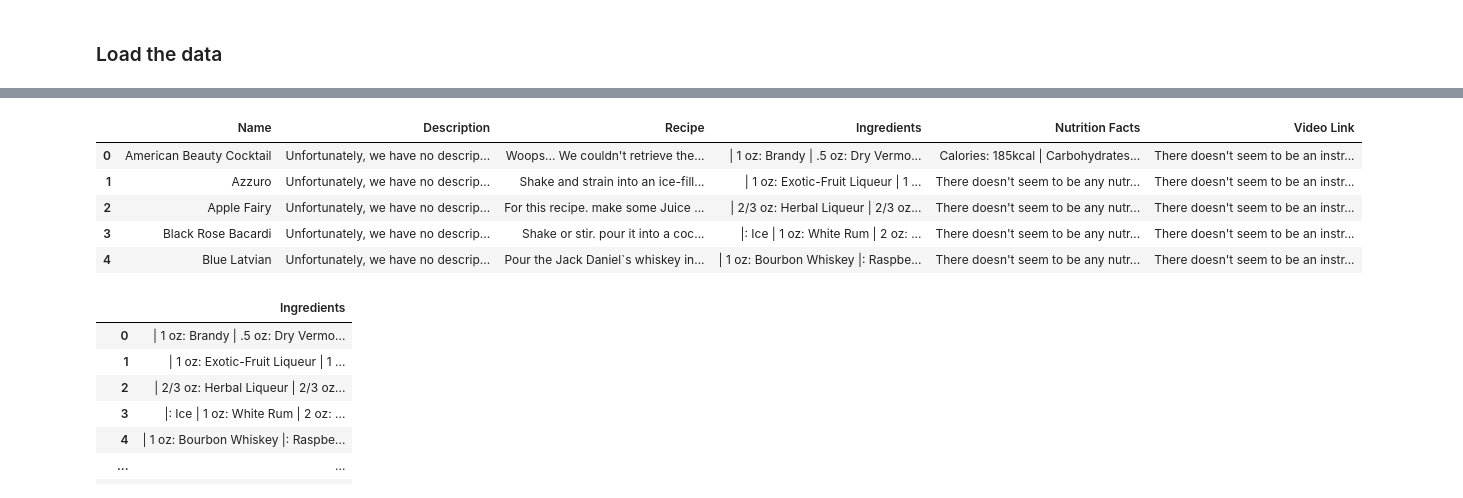
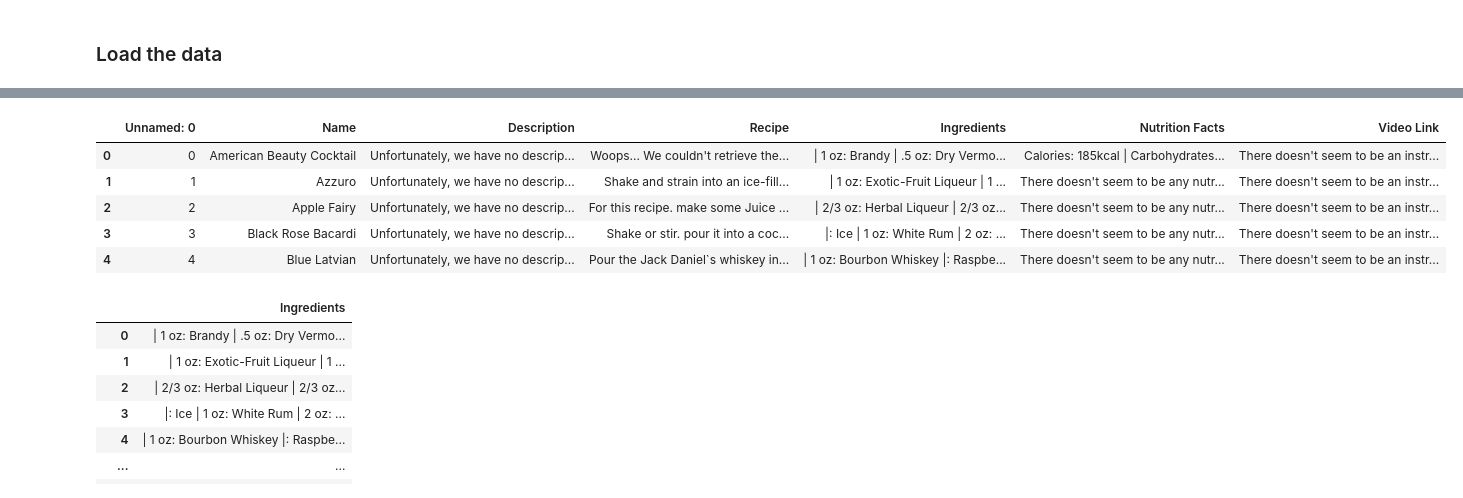
Before and after one commit to Lucien-Stephane-Ld/certification-project-DAFT410, a Jupyter notebook: ml_model.ipynb, the cells around one changed output, grey strips where cells are left out. Saved outputs shown, nothing was run; the diff lists cells and outputs as text; code cells hidden in the pictures.

```diff
--- a/ml_model.ipynb
+++ b/ml_model.ipynb
@@ -16,4 +167,4 @@ pd.set_option("display.max_colwidth", 500)
 # %% [markdown]
 ### Load the data
 # %%
-ctl_df = pd.read_csv('cocktail_info.csv', sep=',')
+ctl_info = pd.read_csv('./CSVs/unique_cocktail_info.csv', sep=',')
@@ -20,12 +187,12 @@ ctl_df = pd.read_csv('cocktail_info.csv', sep=',')
 # %%
-ctl_df.head()
+ctl_info.head()
 # %% [output]
-|  | Name | Description | Recipe | Ingredients | Nutrition Facts | Video Link |
-| 0 | American Beauty Cocktail | Unfortunately, we have no descrip... | Woops... We couldn't retrieve the... | | 1 oz: Brandy | .5 oz: Dry Vermo... | Calories: 185kcal | Carbohydrates... | There doesn't seem to be an instr... |
-| 1 | Azzuro | Unfortunately, we have no descrip... | Shake and strain into an ice-fill... | | 1 oz: Exotic-Fruit Liqueur | 1 ... | There doesn't seem to be any nutr... | There doesn't seem to be an instr... |
-| 2 | Apple Fairy | Unfortunately, we have no descrip... | For this recipe. make some Juice ... | | 2/3 oz: Herbal Liqueur | 2/3 oz... | There doesn't seem to be any nutr... | There doesn't seem to be an instr... |
-| 3 | Black Rose Bacardi | Unfortunately, we have no descrip... | Shake or stir. pour it into a coc... | |: Ice | 1 oz: White Rum | 2 oz: ... | There doesn't seem to be any nutr... | There doesn't seem to be an instr... |
-| 4 | Blue Latvian | Unfortunately, we have no descrip... | Pour the Jack Daniel`s whiskey in... | | 1 oz: Bourbon Whiskey |: Raspbe... | There doesn't seem to be any nutr... | There doesn't seem to be an instr... |
+|  | Unnamed: 0 | Name | Description | Recipe | Ingredients | Nutrition Facts | Video Link |
+| 0 | 0 | American Beauty Cocktail | Unfortunately, we have no descrip... | Woops... We couldn't retrieve the... | | 1 oz: Brandy | .5 oz: Dry Vermo... | Calories: 185kcal | Carbohydrates... | There doesn't seem to be an instr... |
+| 1 | 1 | Azzuro | Unfortunately, we have no descrip... | Shake and strain into an ice-fill... | | 1 oz: Exotic-Fruit Liqueur | 1 ... | There doesn't seem to be any nutr... | There doesn't seem to be an instr... |
+| 2 | 2 | Apple Fairy | Unfortunately, we have no descrip... | For this recipe. make some Juice ... | | 2/3 oz: Herbal Liqueur | 2/3 oz... | There doesn't seem to be any nutr... | There doesn't seem to be an instr... |
+| 3 | 3 | Black Rose Bacardi | Unfortunately, we have no descrip... | Shake or stir. pour it into a coc... | |: Ice | 1 oz: White Rum | 2 oz: ... | There doesn't seem to be any nutr... | There doesn't seem to be an instr... |
+| 4 | 4 | Blue Latvian | Unfortunately, we have no descrip... | Pour the Jack Daniel`s whiskey in... | | 1 oz: Bourbon Whiskey |: Raspbe... | There doesn't seem to be any nutr... | There doesn't seem to be an instr... |
 # %%
 ctl_ingredients = ctl_df['Ingredients']
 # %%
```
Also changed, not shown: parts of 24 cells of this notebook, 13 other files.
